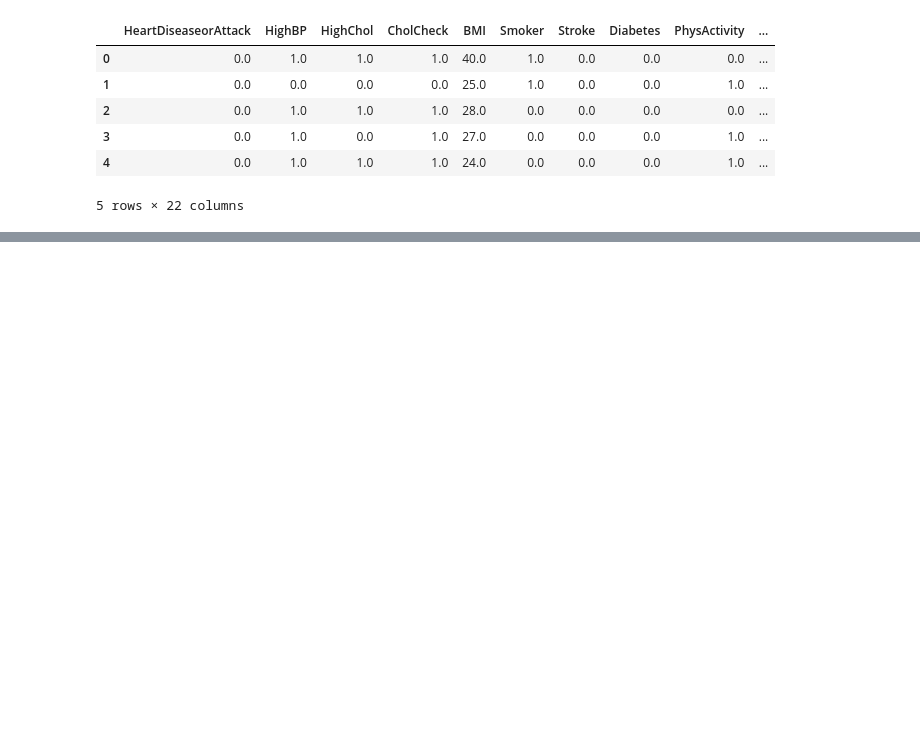
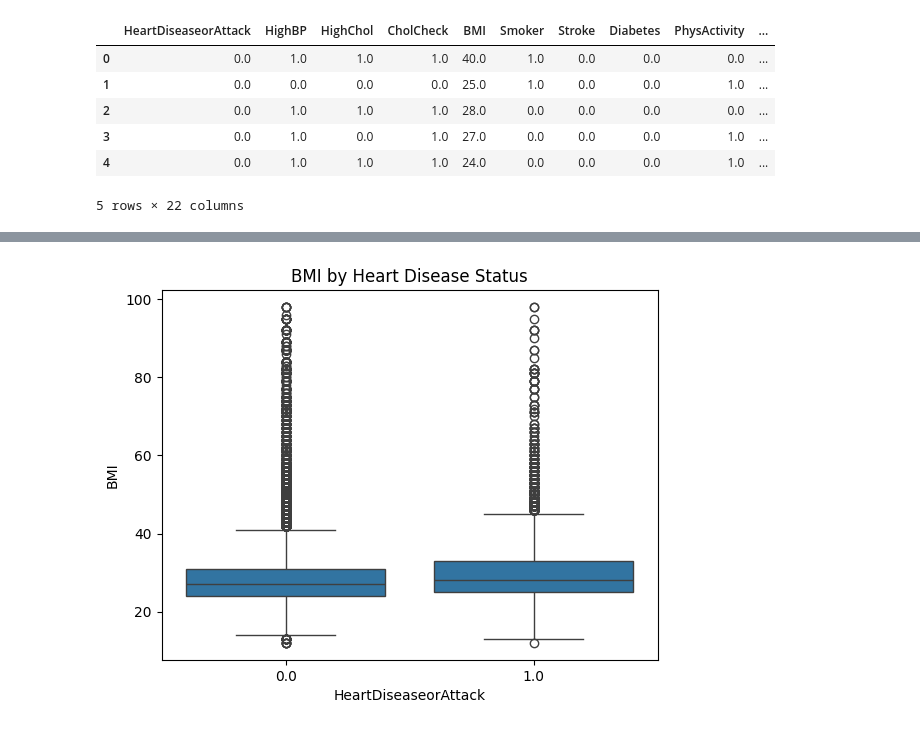
Before and after one commit to kaiarup/Data-Mining-Project, a Jupyter notebook: test.ipynb, the cells around one changed output, grey strips where cells are left out. Saved outputs shown, nothing was run; the diff lists cells and outputs as text; code cells hidden in the pictures; blank space fills up the shorter version.

```diff
--- a/test.ipynb
+++ b/test.ipynb
@@ -22,0 +49,6 @@ Index(['HeartDiseaseorAttack', 'HighBP', 'HighChol', 'CholCheck', 'BMI',
+# %%
+sns.boxplot(x='HeartDiseaseorAttack', y='BMI', data=df)
+plt.title("BMI by Heart Disease Status")
+plt.show()
+# %% [output]
+[figure, added]
```
Also changed, not shown: parts of 7 cells of this notebook.
